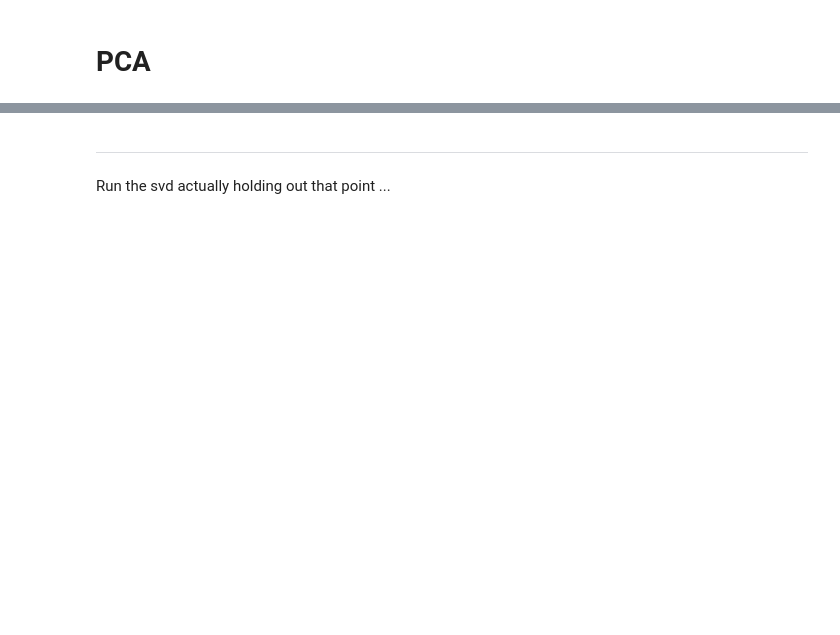
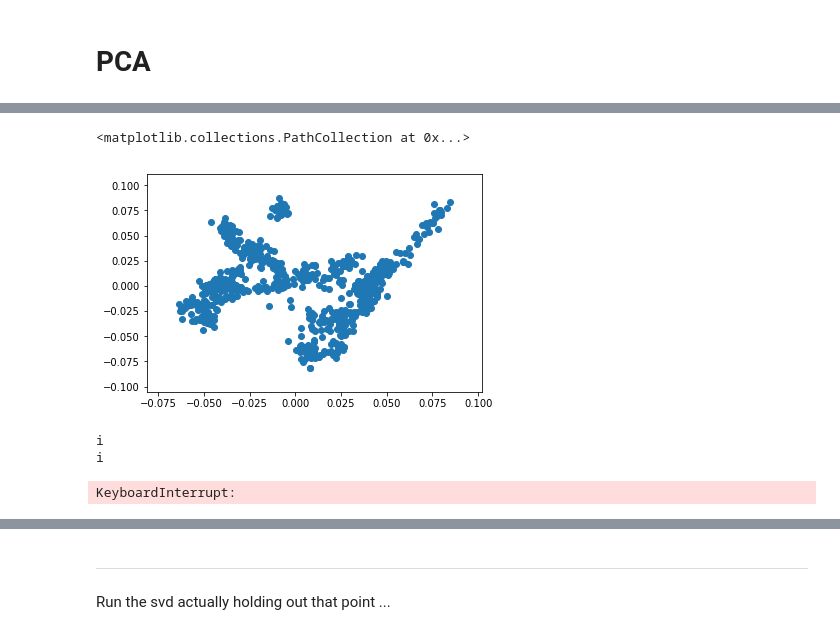
Before and after one commit to ChiChunLiu/pcshrink, a Jupyter notebook: notebooks/rank1-udpate.ipynb, the cells around one changed output, grey strips where cells are left out. Saved outputs shown, nothing was run; the diff lists cells and outputs as text; code cells hidden in the pictures; blank space fills up the shorter version.

```diff
--- a/notebooks/rank1-udpate.ipynb
+++ b/notebooks/rank1-udpate.ipynb
@@ -131,2 +173,21 @@ def orient_sign(U, U_ref):
+# %%
+plt.scatter(V[:,0], V[:, 1])
+# %% [output]
+<matplotlib.collections.PathCollection at 0x...>
+[figure, added]
+# %%
+%%time
+for i in range(n_samp):
+    print("i")
+    idx = np.ones(n_samp, dtype="bool")
+    idx[i] = False
+    _, S, V = svd(ZtZ[idx, :][:, idx], 10)
+    s = np.sqrt(np.diag(S))
+    Sinv = 1. / np.sqrt(np.diag(S))
+    U = Z[:, idx] @ V @ Sinv
+# %% [output]
+i
+i
+KeyboardInterrupt:
 # %%
 %%time
```
Also changed, not shown: parts of 15 cells of this notebook, 2 other files.
